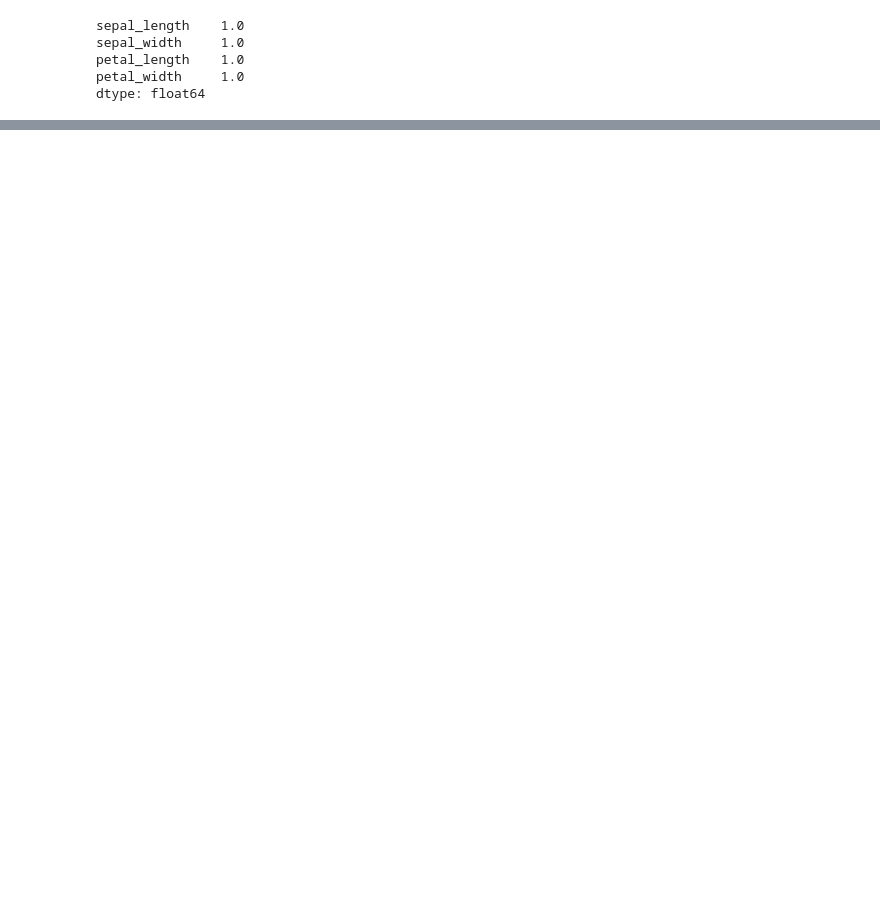
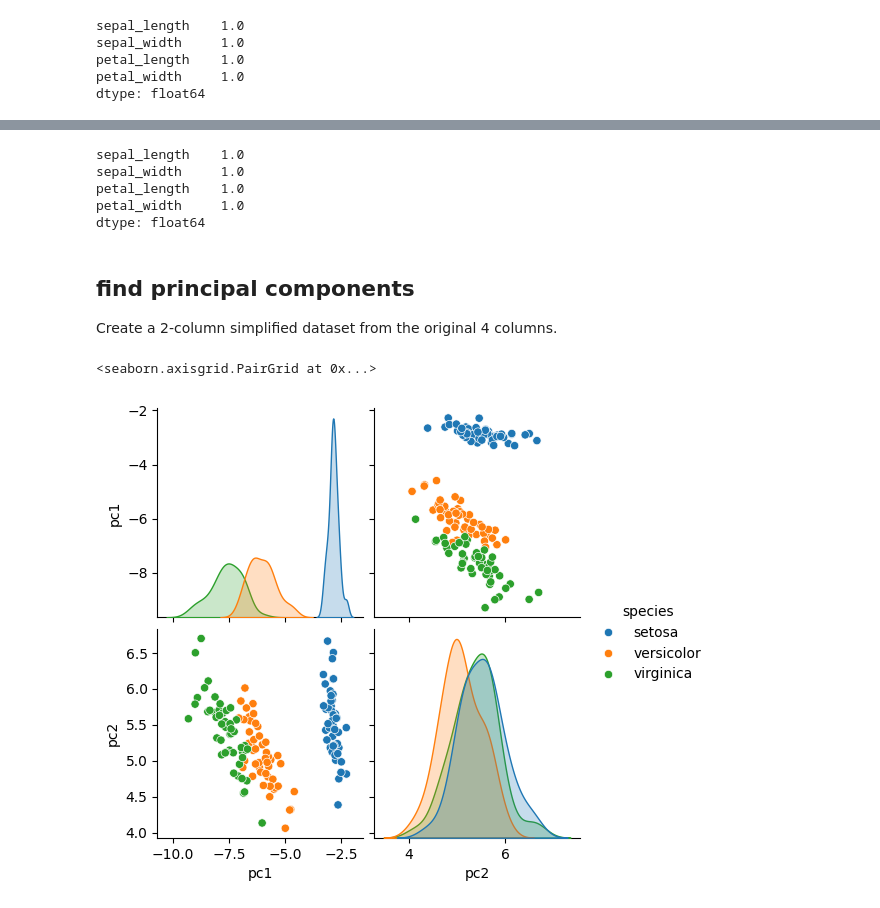
Before and after one commit to samkennerly/kingofsnake, a Jupyter notebook: books/iris.ipynb, the cells around one changed output, grey strips where cells are left out. Cells and saved outputs as stored; diff of their text form; code cells hidden in the pictures; blank space fills up the shorter version.

```diff
--- a/books/iris.ipynb
+++ b/books/iris.ipynb
@@ -161,0 +109,22 @@ Wall time: 361 µs
+# %%
+mfeats.abs().mean()
+# %% [output]
+sepal_length    1.0
+sepal_width     1.0
+petal_length    1.0
+petal_width     1.0
+dtype: float64
+# %% [markdown]
+## find principal components
+
+Create a 2-column simplified dataset from the original 4 columns.
+# %%
+# Use the *last* 2 eigenvectors of the sample covariance matrix.
+_, evecs = numpy.linalg.eigh(numpy.cov(feats.T))
+pcdata = feats @ evecs[:, -1:-3:-1]
+pcdata.columns = ['pc1', 'pc2']
+
+seaborn.pairplot(pcdata.join(target), hue=target.name)
+# %% [output]
+<seaborn.axisgrid.PairGrid at 0x...>
+[figure, added]
```
Also changed, not shown: parts of 27 cells of this notebook.
